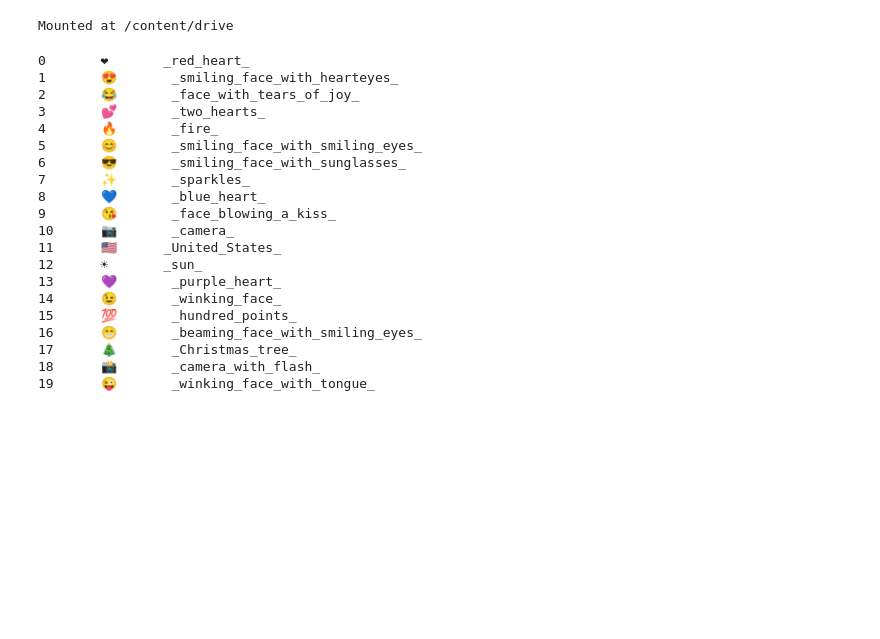
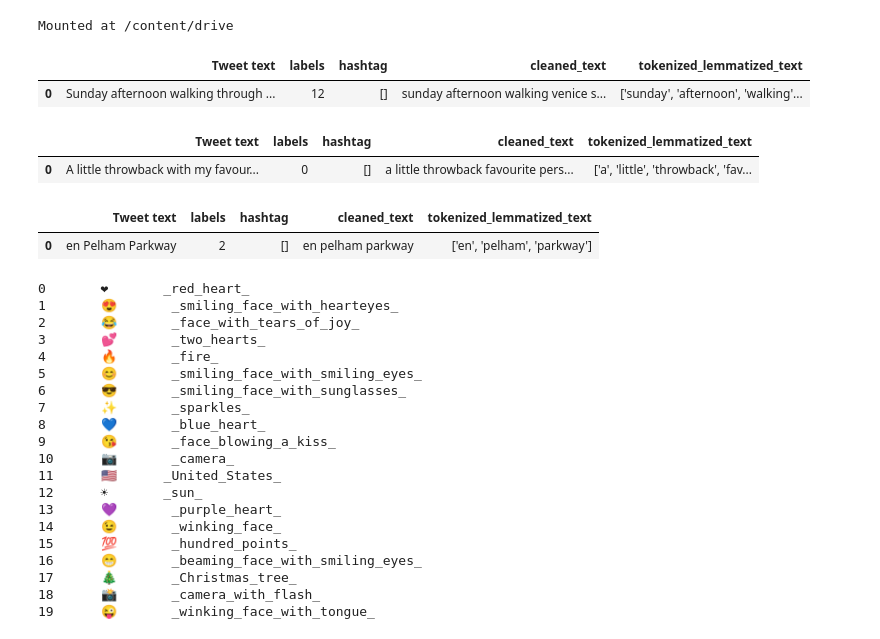
Before and after one commit to Kensuzuki95/CE888-Assignment1-2, a Jupyter notebook: TweetEval_Emoji_LSTM_or_ALBERT.ipynb, the cells around one changed output. Drawn from its saved outputs; the diff is of its cells as text; code cells hidden in the pictures; blank space fills up the shorter version.

```diff
--- a/TweetEval_Emoji_LSTM_or_ALBERT.ipynb
+++ b/TweetEval_Emoji_LSTM_or_ALBERT.ipynb
@@ -108,3 +84,24 @@ df_emoji_test = emoji_test_text.join(emoji_test_labels)
+# %%
+# Download Training Dataset from GoogleDrive
+df_emoji_train = pd.read_csv("/content/drive/MyDrive/CE888 Data Science for Decision Making/Tweet Evaluation Project/Preprocessed Datasets/df_emoji_train.csv")
+df_emoji_train.head(1)
+# %% [output]
+|  | Tweet text | labels | hashtag | cleaned_text | tokenized_lemmatized_text |
+| 0 | Sunday afternoon walking through ... | 12 | [] | sunday afternoon walking venice s... | ['sunday', 'afternoon', 'walking'... |
+# %%
+# Download Test Dataset from GoogleDrive
+df_emoji_val = pd.read_csv("/content/drive/MyDrive/CE888 Data Science for Decision Making/Tweet Evaluation Project/Preprocessed Datasets/df_emoji_val.csv")
+df_emoji_val.head(1)
+# %% [output]
+|  | Tweet text | labels | hashtag | cleaned_text | tokenized_lemmatized_text |
+| 0 | A little throwback with my favour... | 0 | [] | a little throwback favourite pers... | ['a', 'little', 'throwback', 'fav... |
+# %%
+# Download Validation Dataset from GoogleDrive
+df_emoji_test = pd.read_csv("/content/drive/MyDrive/CE888 Data Science for Decision Making/Tweet Evaluation Project/Preprocessed Datasets/df_emoji_test.csv")
+df_emoji_test.head(1)
+# %% [output]
+|  | Tweet text | labels | hashtag | cleaned_text | tokenized_lemmatized_text |
+| 0 | en Pelham Parkway | 2 | [] | en pelham parkway | ['en', 'pelham', 'parkway'] |
 # %%
 #Create function view content in .txt file
 def text_file_reader(data):
```
Also changed, not shown: parts of 4 cells of this notebook.
